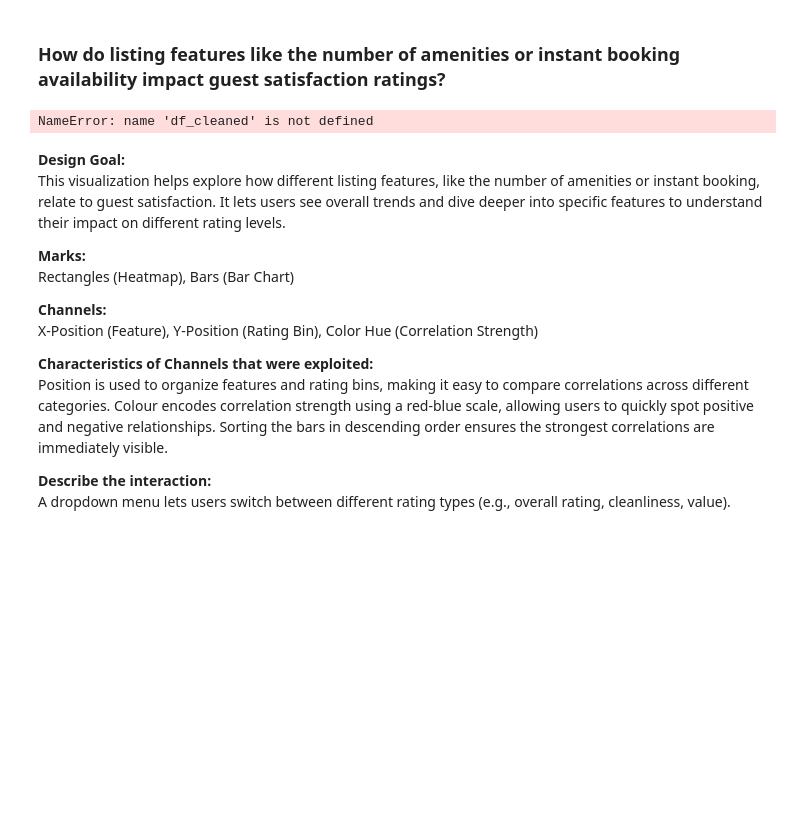
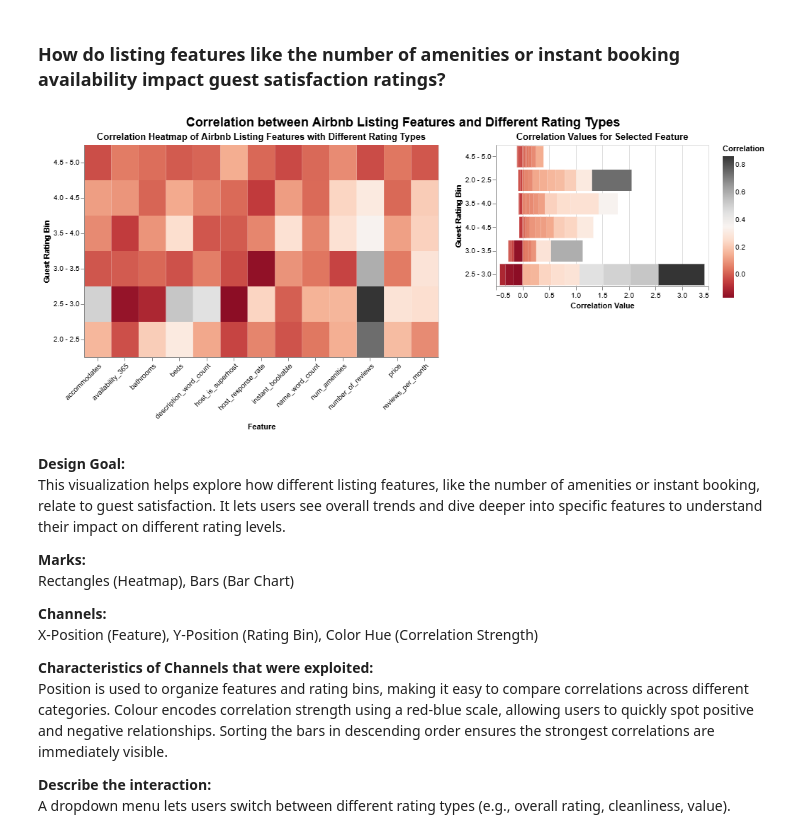
Before and after one commit to erhanjaved/airbnb, a Jupyter notebook: analysis/Carol/analysis2.ipynb, the cells around one changed output. Drawn from its saved outputs; the diff is of its cells as text; code cells hidden in the pictures; blank space fills up the shorter version.

```diff
--- a/analysis/Carol/analysis2.ipynb
+++ b/analysis/Carol/analysis2.ipynb
@@ -470,36 +470,36 @@ heatmap = alt.Chart(correlation_df).mark_rect().encode(
     alt.Y("rating_bin:N", title="Guest Rating Bin",
             sort=["5.0", "4.5 - 5.0", "4.0 - 4.5", "3.5 - 4.0", "3.0 - 3.5",
                   "2.5 - 3.0", "2.0 - 2.5", "1.5 - 2.0", "1.0 - 1.5", "0.5 - 1.0", "0.0 - 0.5"]),
     alt.X("feature:N", title="Feature",
           axis=alt.Axis(labelAngle=-45)),
-    color=alt.Color("correlation:Q", title="Correlation", scale=alt.Scale(scheme="redblue")),
+    color=alt.Color("correlation:Q", title="Correlation", scale=alt.Scale(scheme="redgrey")),
     tooltip=["feature", "rating_bin", "correlation"]
 ).add_params(feature_selection).add_params(selection).transform_filter(selection).properties(
     width=500,
     height=300,
     title="Correlation Heatmap of Airbnb Listing Features with Different Rating Types"
 )
 
 # Linked Bar Chart
 detail_chart = alt.Chart(correlation_df).mark_bar().encode(
     y=alt.Y("rating_bin:N", title="Guest Rating Bin", sort="-x"),
     x=alt.X("correlation:Q", title="Correlation Value"),
-    color=alt.Color("correlation:Q", scale=alt.Scale(scheme="redblue")),
+    color=alt.Color("correlation:Q", scale=alt.Scale(scheme="redgrey")),
     tooltip=["feature", "rating_bin", "correlation"]
 ).transform_filter(feature_selection).transform_filter(selection).properties(
     width=300,
     height=200,
     title="Correlation Values for Selected Feature")
 
 final_chart1 = alt.hconcat(heatmap, detail_chart).properties(
     title={"text": "Correlation between Airbnb Listing Features and Different Rating Types",
         "fontSize": 18,
         "fontWeight": "bold",
         "anchor": "middle"})
 
 final_chart1
 # %% [output]
-NameError: name 'df_cleaned' is not defined
+[figure, added]
 # %% [markdown]
 **Design Goal:**
 This visualization helps explore how different listing features, like the number of amenities or instant booking, relate to guest satisfaction. It lets users see overall trends and dive deeper into specific features to understand their impact on different rating levels.
```
Also changed, not shown: parts of 1 cell of this notebook.
